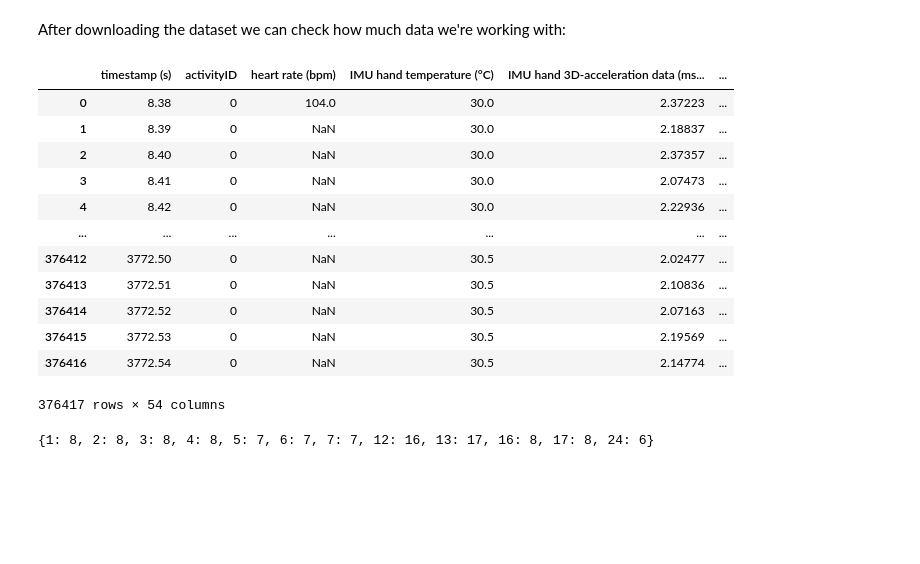
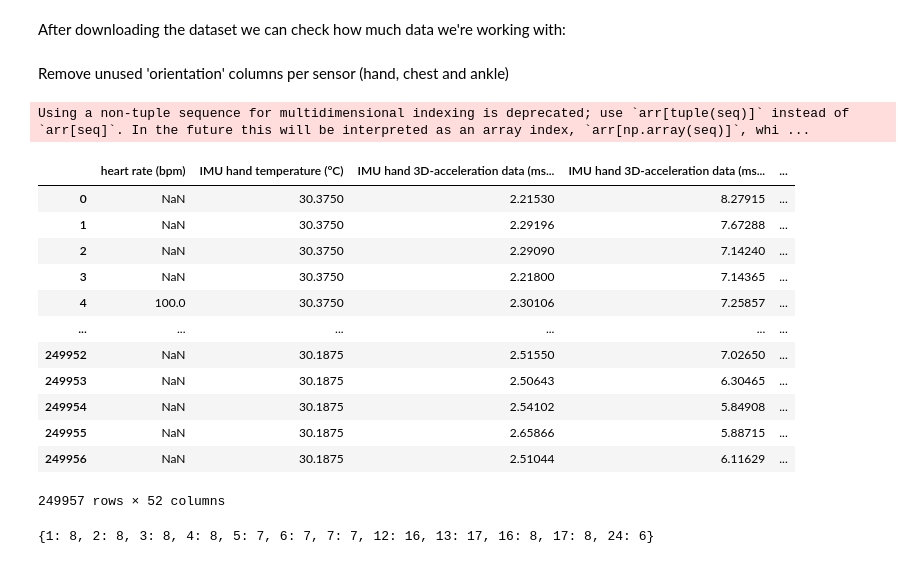
Before and after one commit to ChaiShalev18/Activity-Recognition-using-LSTM, a Jupyter notebook: DL_Assignment2.ipynb, the cells around one changed output. Drawn from its saved outputs; the diff is of its cells as text; code cells hidden in the pictures; blank space fills up the shorter version.

Commit message:
Update DL_Assignment2.ipynb
removed columns of irrelevant data
removed transient values

```diff
--- a/DL_Assignment2.ipynb
+++ b/DL_Assignment2.ipynb
@@ -53,7 +90,4 @@ protocol_subjects = ["subject101", "subject102", "subject103", "subject104", "su
 # %%
-#path to our csv files
-path_to_csv = protocol_path
-
 columns_to_keep = ['timestamp (s)', 'activityID', 'heart rate (bpm)'] # (1, 2, 3)
 
 # 4-20 (3-19)
@@ -62,7 +96,6 @@ columns_to_keep += ['IMU hand 3D-acceleration data (ms-2), scale +-16g ' + str(i
 columns_to_keep += ['IMU hand 3D-acceleration data (ms-2), scale +-6g ' + str(i + 1) for i in range(3)] # 5-7 (7-9)
 columns_to_keep += ['IMU hand 3D-gyroscope data (rad/s) ' + str(i + 1) for i in range(3)] # 8-10 (10-12)
 columns_to_keep += ['IMU hand 3D-magnetometer (µT) ' + str(i + 1) for i in range(3)] # 11-13 (13-15)
-columns_to_keep += ['IMU hand orientation ' + str(i + 1) for i in range(4)] # 14-17 (16-19)
 
 # 21-37 (20-36)
 columns_to_keep += ['IMU chest temperature (°C)'] # 1 (20)
@@ -70,7 +103,6 @@ columns_to_keep += ['IMU chest 3D-acceleration data (ms-2), scale +-16g ' + str(
 columns_to_keep += ['IMU chest 3D-acceleration data (ms-2), scale +-6g ' + str(i + 1) for i in range(3)] # 5-7 (24-26)
 columns_to_keep += ['IMU chest 3D-gyroscope data (rad/s) ' + str(i + 1) for i in range(3)] # 8-10 (27-29)
 columns_to_keep += ['IMU chest 3D-magnetometer (µT) ' + str(i + 1) for i in range(3)] # 11-13 (30-32)
-columns_to_keep += ['IMU chest orientation ' + str(i + 1) for i in range(4)] # 14-17 (33-36)
 
 # 38-54 (37-53)
 columns_to_keep += ['IMU ankle temperature (°C)'] # 1 (37)
@@ -78,12 +110,10 @@ columns_to_keep += ['IMU ankle 3D-acceleration data (ms-2), scale +-16g ' + str(
 columns_to_keep += ['IMU ankle 3D-acceleration data (ms-2), scale +-6g ' + str(i + 1) for i in range(3)] # 5-7 (41-43)
 columns_to_keep += ['IMU ankle 3D-gyroscope data (rad/s) ' + str(i + 1) for i in range(3)] # 8-10 (44-46)
 columns_to_keep += ['IMU ankle 3D-magnetometer (µT) ' + str(i + 1) for i in range(3)] # 11-13 (47-49)
-columns_to_keep += ['IMU ankle orientation ' + str(i + 1) for i in range(4)] # 14-17 (50-53)
 # %%
 protocol_dataframes = {}
 for protocol_subject in protocol_subjects:
-    protocol_dataframes[protocol_subject] = pd.read_csv(path_to_csv + protocol_subject + ".csv", names=columns_to_keep)
-    protocol_dataframes[protocol_subject].drop(protocol_dataframes[protocol_subject].columns[[16,17,18,19, 33,34,35,36, 50,51,52,53]], axis=1)
+    protocol_dataframes[protocol_subject] = pd.read_csv(protocol_path + protocol_subject + "_edited.csv", names=columns_to_keep)
 # %%
 optional_dataframes = {}
 for optional_subject in optional_subjects:
@@ -92,19 +121,34 @@ for optional_subject in optional_subjects:
+# %% [markdown]
+Remove unused 'orientation' columns per sensor (hand, chest and ankle)
+# %%
+columns_to_remove = ['IMU hand orientation ' + str(i + 1) for i in range(4)] # 14-17 (16-19)
+columns_to_remove += ['IMU chest orientation ' + str(i + 1) for i in range(4)] # 14-17 (33-36)
+columns_to_remove += ['IMU ankle orientation ' + str(i + 1) for i in range(4)] # 14-17 (50-53)
+# %%
+for protocol_subject in protocol_subjects:
+  protocol_dataframes[protocol_subject].drop(columns_to_remove, axis=1, inplace=True)
+
+for optional_subject in optional_subjects:
+  optional_dataframes[optional_subject].drop(columns_to_remove, axis=1, inplace=True)
 # %%
-protocol_dataframes["subject101"]
+columns_to_remove = [[0, 1]]
+df = protocol_dataframes["subject101"]
+df.drop(df.columns[columns_to_remove], axis=1)
 # %% [output]
+Using a non-tuple sequence for multidimensional indexing is deprecated; use `arr[tuple(seq)]` instead of `arr[seq]`. In the future this will be interpreted as an array index, `arr[np.array(seq)]`, whi ...
-|  | timestamp (s) | activityID | heart rate (bpm) | IMU hand temperature (°C) | IMU hand 3D-acceleration data (ms... | ... |
-| 0 | 8.38 | 0 | 104.0 | 30.0 | 2.37223 | ... |
-| 1 | 8.39 | 0 | NaN | 30.0 | 2.18837 | ... |
-| 2 | 8.40 | 0 | NaN | 30.0 | 2.37357 | ... |
-| 3 | 8.41 | 0 | NaN | 30.0 | 2.07473 | ... |
-| 4 | 8.42 | 0 | NaN | 30.0 | 2.22936 | ... |
-| ... | ... | ... | ... | ... | ... | ... |
-| 376412 | 3772.50 | 0 | NaN | 30.5 | 2.02477 | ... |
-| 376413 | 3772.51 | 0 | NaN | 30.5 | 2.10836 | ... |
-| 376414 | 3772.52 | 0 | NaN | 30.5 | 2.07163 | ... |
-| 376415 | 3772.53 | 0 | NaN | 30.5 | 2.19569 | ... |
-| 376416 | 3772.54 | 0 | NaN | 30.5 | 2.14774 | ... |
+|  | heart rate (bpm) | IMU hand temperature (°C) | IMU hand 3D-acceleration data (ms... | IMU hand 3D-acceleration data (ms... | ... |
+| 0 | NaN | 30.3750 | 2.21530 | 8.27915 | ... |
+| 1 | NaN | 30.3750 | 2.29196 | 7.67288 | ... |
+| 2 | NaN | 30.3750 | 2.29090 | 7.14240 | ... |
+| 3 | NaN | 30.3750 | 2.21800 | 7.14365 | ... |
+| 4 | 100.0 | 30.3750 | 2.30106 | 7.25857 | ... |
+| ... | ... | ... | ... | ... | ... |
+| 249952 | NaN | 30.1875 | 2.51550 | 7.02650 | ... |
+| 249953 | NaN | 30.1875 | 2.50643 | 6.30465 | ... |
+| 249954 | NaN | 30.1875 | 2.54102 | 5.84908 | ... |
+| 249955 | NaN | 30.1875 | 2.65866 | 5.88715 | ... |
+| 249956 | NaN | 30.1875 | 2.51044 | 6.11629 | ... |
-376417 rows × 54 columns
+249957 rows × 52 columns
 # %%
 def count_activities_per_subject(subject_df):
     acts_values_unfiltered = subject_df['activityID'].tolist()
```
Also changed, not shown: parts of 13 cells of this notebook.
